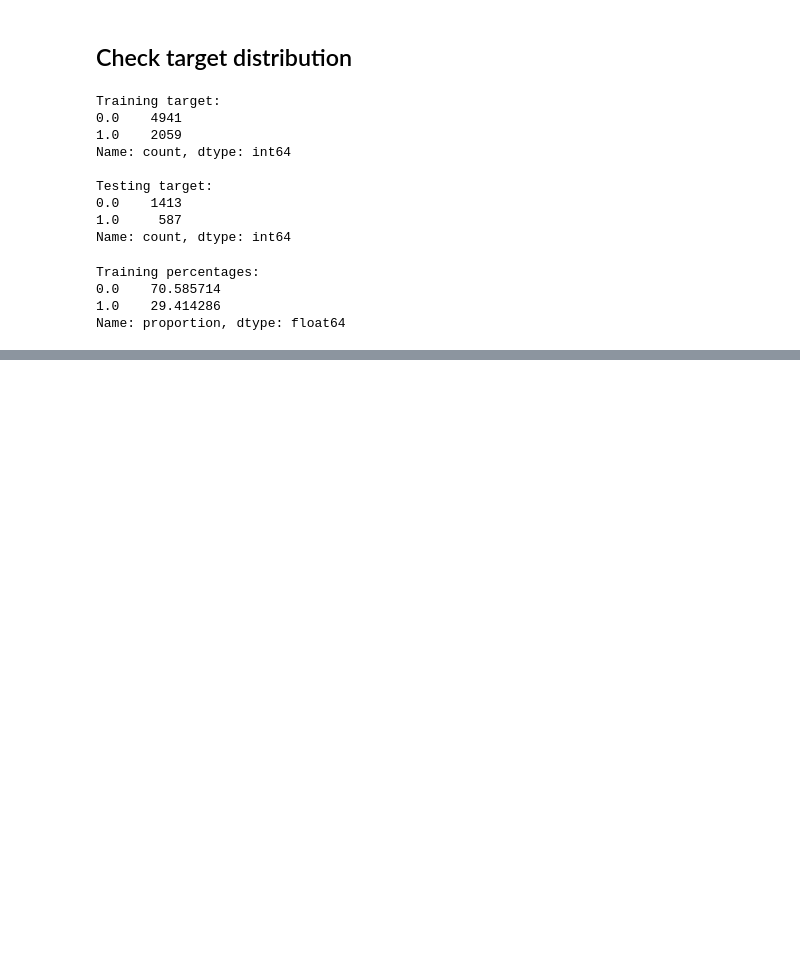
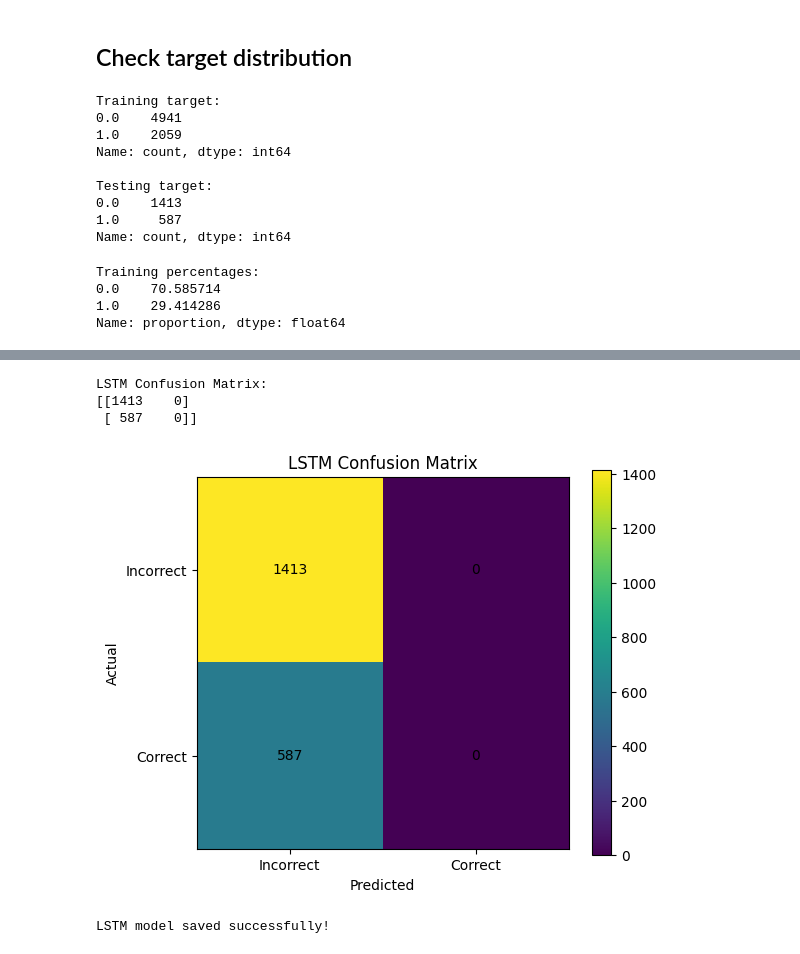
Before and after one commit to AZ07-coder/Student-Learning-Digital-Twin, a Jupyter notebook: 06_deep_learning_model.ipynb, the cells around one changed output, grey strips where cells are left out. Cells and saved outputs as stored; diff of their text form; code cells hidden in the pictures; blank space fills up the shorter version.

```diff
--- a/06_deep_learning_model.ipynb
+++ b/06_deep_learning_model.ipynb
@@ -426,0 +654,12 @@ Name: proportion, dtype: float64
+# %%
+y_probability = model.predict(
+    [
+        X_concept_test,
+        X_numeric_test
+    ],
+    verbose=0
+).ravel()
+
+y_pred = (
+    y_probability >= 0.5
+).astype(int)
@@ -426,0 +751,57 @@ Name: proportion, dtype: float64
+# %%
+cm_lstm = confusion_matrix(
+    y_test,
+    y_pred
+)
+
+print("LSTM Confusion Matrix:")
+print(cm_lstm)
+# %% [output]
+LSTM Confusion Matrix:
+[[1413    0]
+ [ 587    0]]
+# %%
+plt.figure(figsize=(6, 5))
+
+plt.imshow(cm_lstm)
+
+plt.title("LSTM Confusion Matrix")
+
+plt.xlabel("Predicted")
+plt.ylabel("Actual")
+
+plt.xticks(
+    [0, 1],
+    ["Incorrect", "Correct"]
+)
+
+plt.yticks(
+    [0, 1],
+    ["Incorrect", "Correct"]
+)
+
+for i in range(2):
+    for j in range(2):
+        plt.text(
+            j,
+            i,
+            cm_lstm[i, j],
+            ha="center",
+            va="center"
+        )
+
+plt.colorbar()
+
+plt.show()
+# %% [output]
+[figure, added]
+# %%
+model.save(
+    "learntwin_lstm_model.keras"
+)
+
+print(
+    "LSTM model saved successfully!"
+)
+# %% [output]
+LSTM model saved successfully!
```
Also changed, not shown: parts of 29 cells of this notebook.
